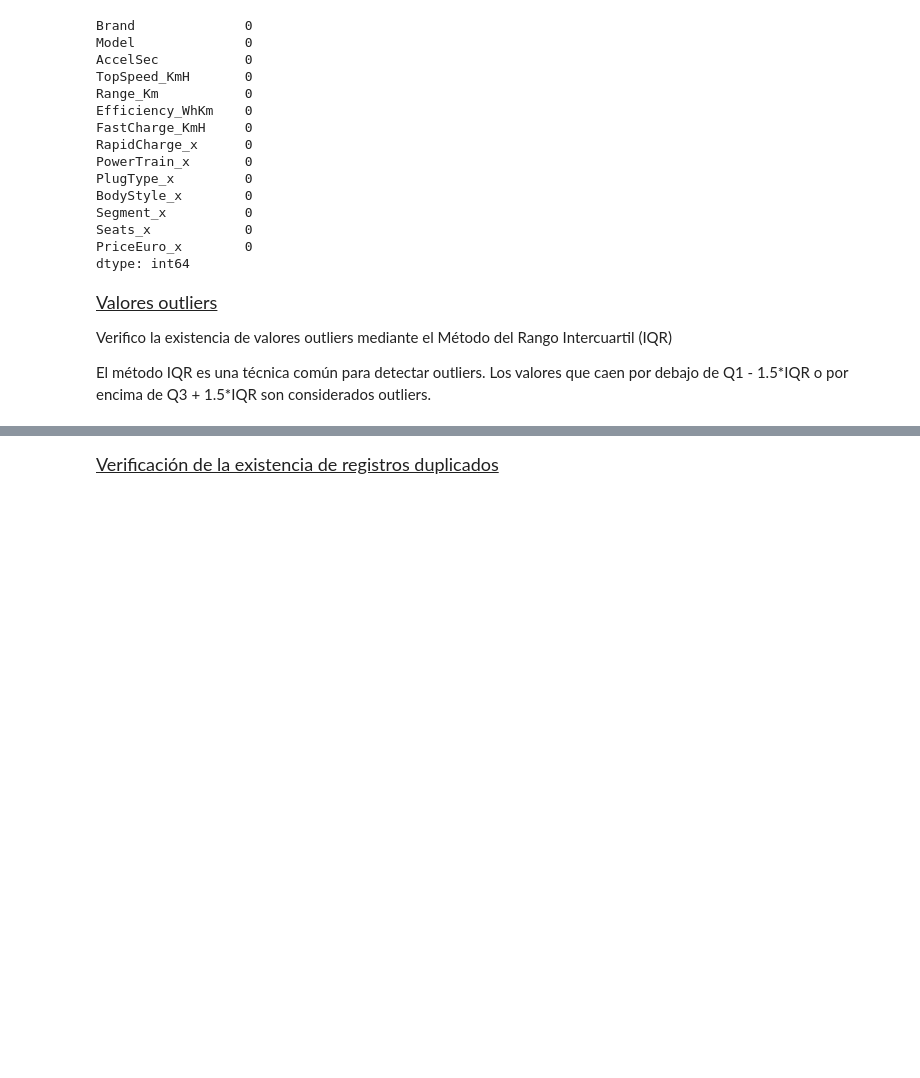
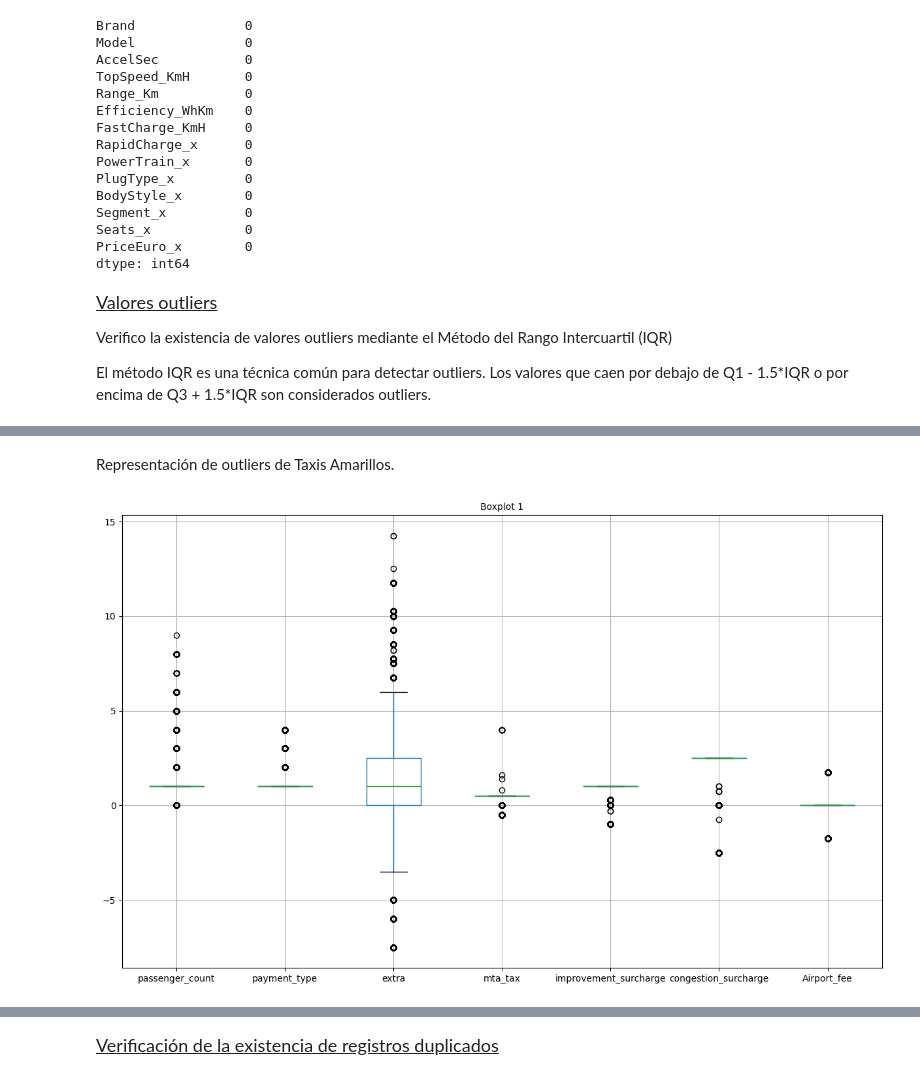
Before and after one commit to hansonvel96/PF_GROUP_03_NYC_TAXIS, a Jupyter notebook: EDA_taxis-data.ipynb, the cells around one changed output, grey strips where cells are left out. Drawn from its saved outputs; the diff is of its cells as text; code cells hidden in the pictures; blank space fills up the shorter version.

Commit message:
Actualización y avance del archivo 'EDA_taxis-data.ipynb'

```diff
--- a/EDA_taxis-data.ipynb
+++ b/EDA_taxis-data.ipynb
@@ -213,7 +215,7 @@ plt.show()
 # %% [markdown]
 <p style="font-size:15px;">Borro los registros con datos nulos</p>
 # %%
-df_yellow_taxis_cleaned = df_yellow_taxis.dropna(subset=['passenger_count', 'RatecodeID', 'store_and_fwd_flag', 'congestion_surcharge', 'Airport_fee'])
+df_yellow_taxis_cleaned = df_yellow_taxis.dropna(subset=['passenger_count'])
 # %%
 df_yellow_taxis_cleaned.isnull().sum()
 # %% [output]
@@ -445,0 +502,11 @@ fuelCost08: 0 outliers
+# %% [markdown]
+Representación de outliers de Taxis Amarillos.
+# %%
+num_cols = ['passenger_count', 'payment_type', 'extra', 'mta_tax', 'improvement_surcharge', 'congestion_surcharge', 'Airport_fee']
+
+plt.figure(figsize=(15,9))
+df_yellow_taxis_cleaned[num_cols].boxplot()
+plt.title("Boxplot 1", fontsize=10)
+plt.show()
+# %% [output]
+[figure, added]
```
Also changed, not shown: parts of 31 cells of this notebook, 12 other files.
